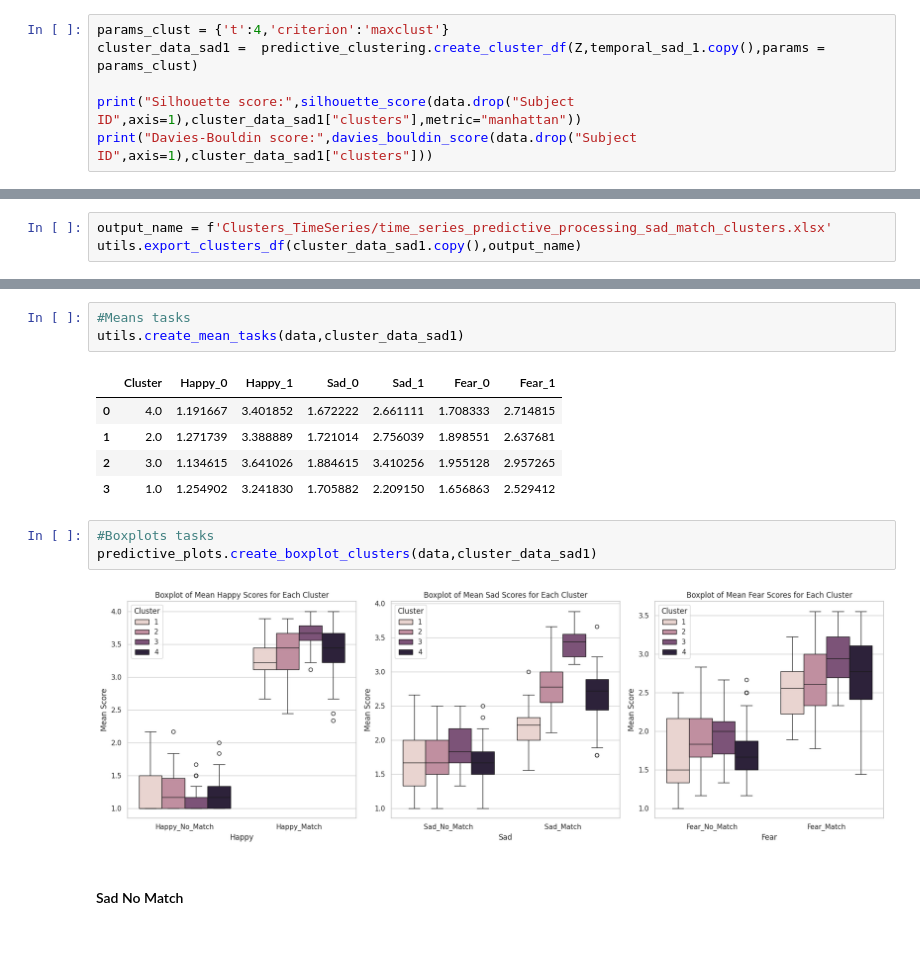
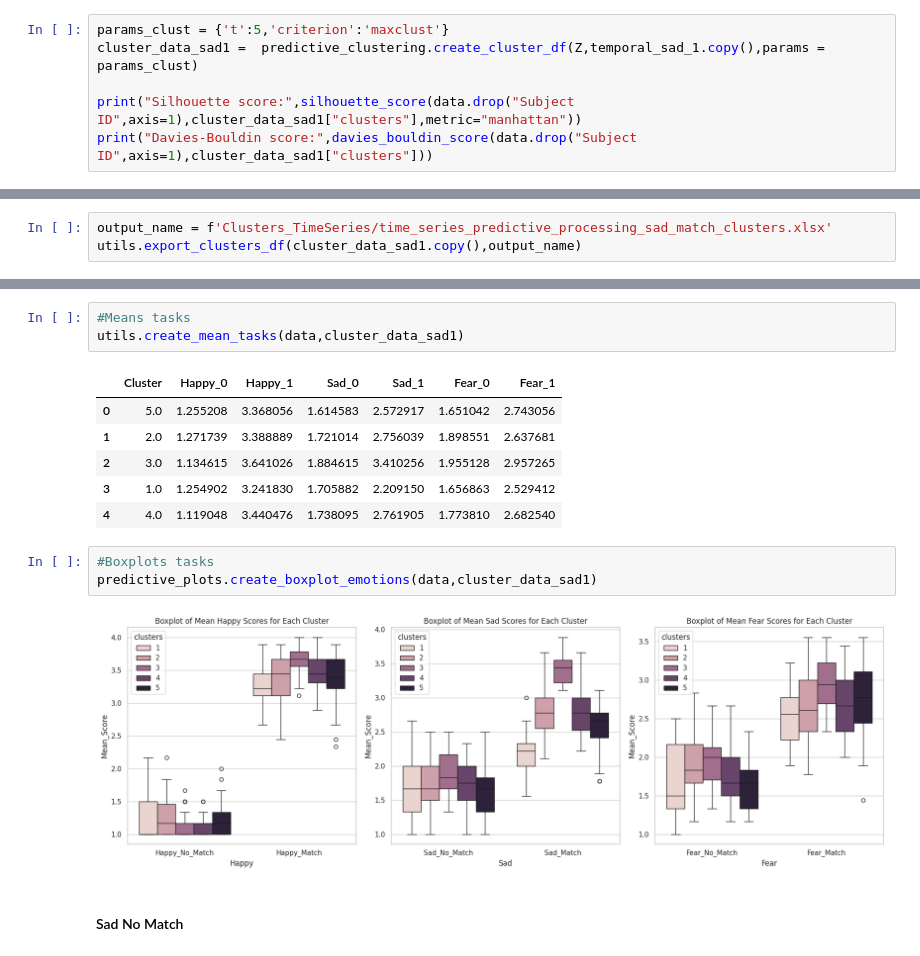
Before and after one commit to ManuIluro22/CasLAB-Predictive-Processing, a Jupyter notebook: Clustering_Predictive_Processing/Clustering_TimeSeries_Datasets.ipynb, the cells around one changed output, grey strips where cells are left out. Drawn from its saved outputs; the diff is of its cells as text.

Commit message:
Updating Clustering Time Series and predictive_plots, utils

```diff
--- a/Clustering_Predictive_Processing/Clustering_TimeSeries_Datasets.ipynb
+++ b/Clustering_Predictive_Processing/Clustering_TimeSeries_Datasets.ipynb
@@ -281,5 +336,5 @@ Z = predictive_clustering.hierarchical_clustering_ts([ts_data],dtw.distance_matr
 # %%
-params_clust = {'t':4,'criterion':'maxclust'}
+params_clust = {'t':5,'criterion':'maxclust'}
 cluster_data_sad1 =  predictive_clustering.create_cluster_df(Z,temporal_sad_1.copy(),params = params_clust)
 
 print("Silhouette score:",silhouette_score(data.drop("Subject ID",axis=1),cluster_data_sad1["clusters"],metric="manhattan"))
@@ -313,15 +369,16 @@ utils.create_metrics_cluster_df(cluster_data_sad1,scales)
 utils.create_mean_tasks(data,cluster_data_sad1)
 # %% [output]
 |  | Cluster | Happy_0 | Happy_1 | Sad_0 | Sad_1 | Fear_0 | Fear_1 |
-| 0 | 4.0 | 1.191667 | 3.401852 | 1.672222 | 2.661111 | 1.708333 | 2.714815 |
+| 0 | 5.0 | 1.255208 | 3.368056 | 1.614583 | 2.572917 | 1.651042 | 2.743056 |
 | 1 | 2.0 | 1.271739 | 3.388889 | 1.721014 | 2.756039 | 1.898551 | 2.637681 |
 | 2 | 3.0 | 1.134615 | 3.641026 | 1.884615 | 3.410256 | 1.955128 | 2.957265 |
 | 3 | 1.0 | 1.254902 | 3.241830 | 1.705882 | 2.209150 | 1.656863 | 2.529412 |
+| 4 | 4.0 | 1.119048 | 3.440476 | 1.738095 | 2.761905 | 1.773810 | 2.682540 |
 # %%
 #Boxplots tasks
-predictive_plots.create_boxplot_clusters(data,cluster_data_sad1)
+predictive_plots.create_boxplot_emotions(data,cluster_data_sad1)
 # %% [output]
-[figure, old version]
+[figure, new version]
 # %% [markdown]
 #### Sad No Match
 # %%
```
Also changed, not shown: parts of 47 cells of this notebook, 39 other files.
